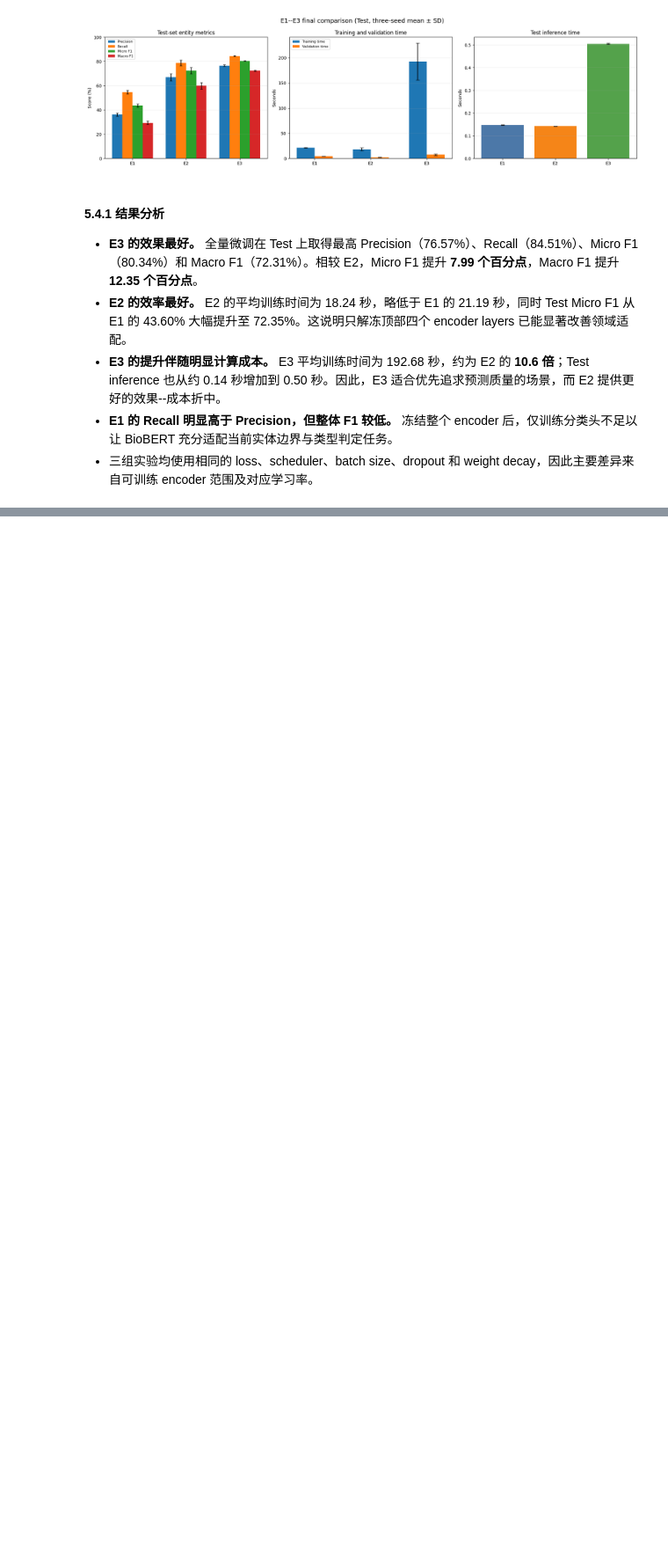
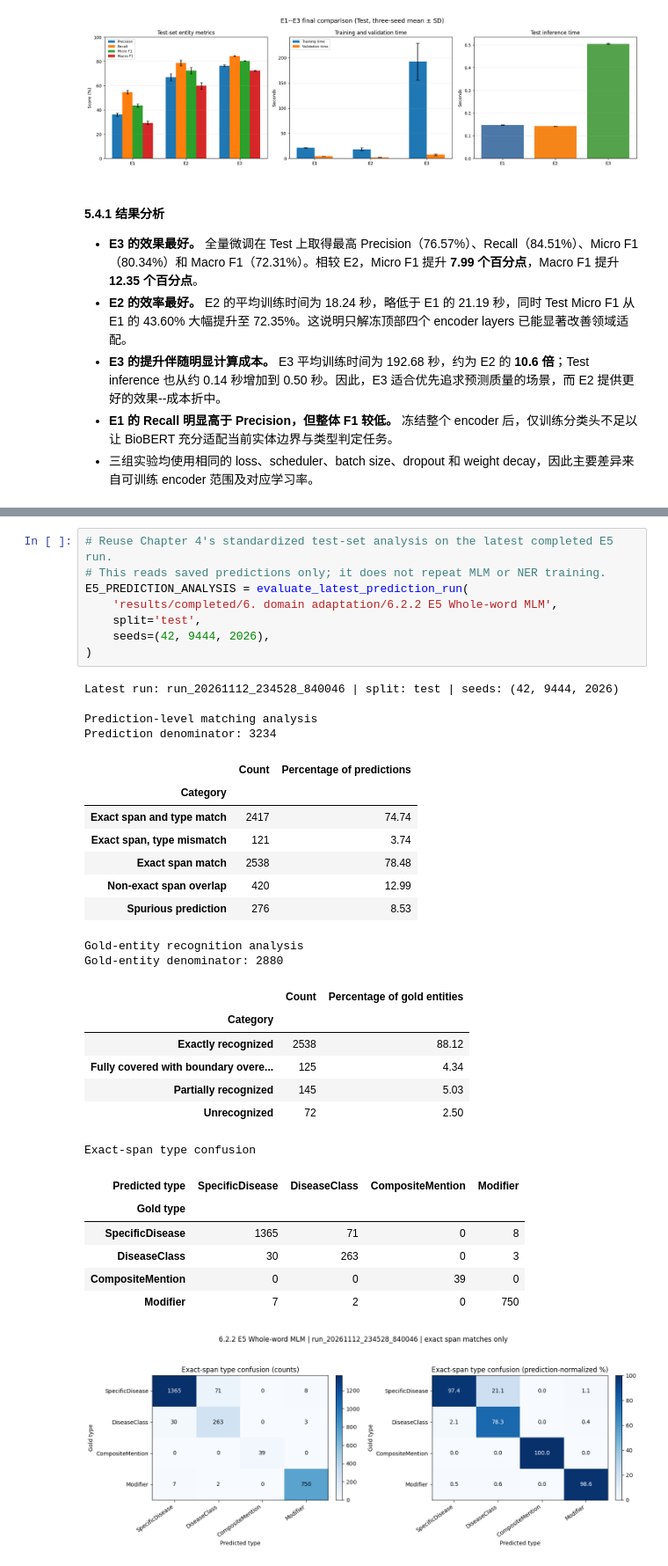
Before and after one commit to Edric-D/MedNLP_Research, a Jupyter notebook: MedNLP_research.ipynb, the cells around one changed output, grey strips where cells are left out. Shown at 88% size. Drawn from its saved outputs; the diff is of its cells as text; blank space fills up the shorter version.

```diff
--- a/MedNLP_research.ipynb
+++ b/MedNLP_research.ipynb
@@ -4564,0 +6473,36 @@ plt.show()
+# %%
+# Reuse Chapter 4's standardized test-set analysis on the latest completed E5 run.
+# This reads saved predictions only; it does not repeat MLM or NER training.
+E5_PREDICTION_ANALYSIS = evaluate_latest_prediction_run(
+    'results/completed/6. domain adaptation/6.2.2 E5 Whole-word MLM',
+    split='test',
+    seeds=(42, 9444, 2026),
+)
+# %% [output]
+Latest run: run_20261112_234528_840046 | split: test | seeds: (42, 9444, 2026)
+
+Prediction-level matching analysis
+Prediction denominator: 3234
+|  | Count | Percentage of predictions |
+| Category |  |  |
+| Exact span and type match | 2417 | 74.74 |
+| Exact span, type mismatch | 121 | 3.74 |
+| Exact span match | 2538 | 78.48 |
+| Non-exact span overlap | 420 | 12.99 |
+| Spurious prediction | 276 | 8.53 |
+Gold-entity recognition analysis
+Gold-entity denominator: 2880
+|  | Count | Percentage of gold entities |
+| Category |  |  |
+| Exactly recognized | 2538 | 88.12 |
+| Fully covered with boundary overe... | 125 | 4.34 |
+| Partially recognized | 145 | 5.03 |
+| Unrecognized | 72 | 2.50 |
+Exact-span type confusion
+| Predicted type | SpecificDisease | DiseaseClass | CompositeMention | Modifier |
+| Gold type |  |  |  |  |
+| SpecificDisease | 1365 | 71 | 0 | 8 |
+| DiseaseClass | 30 | 263 | 0 | 3 |
+| CompositeMention | 0 | 0 | 39 | 0 |
+| Modifier | 7 | 2 | 0 | 750 |
+[figure, added]
```
Also changed, not shown: parts of 26 cells of this notebook.
